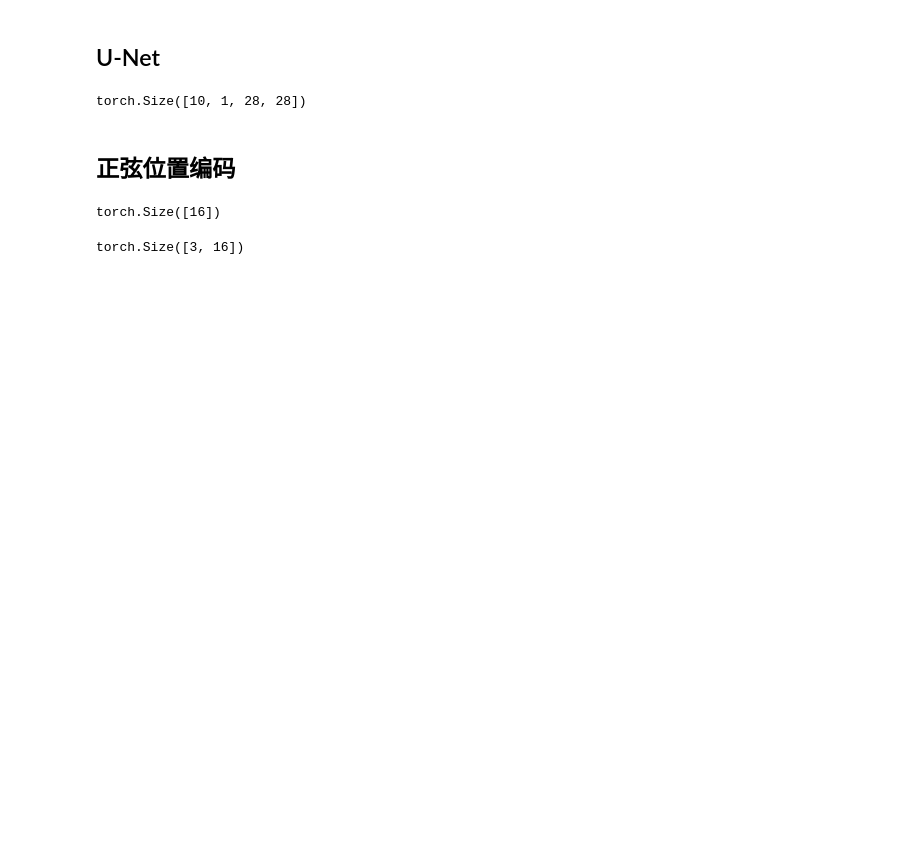
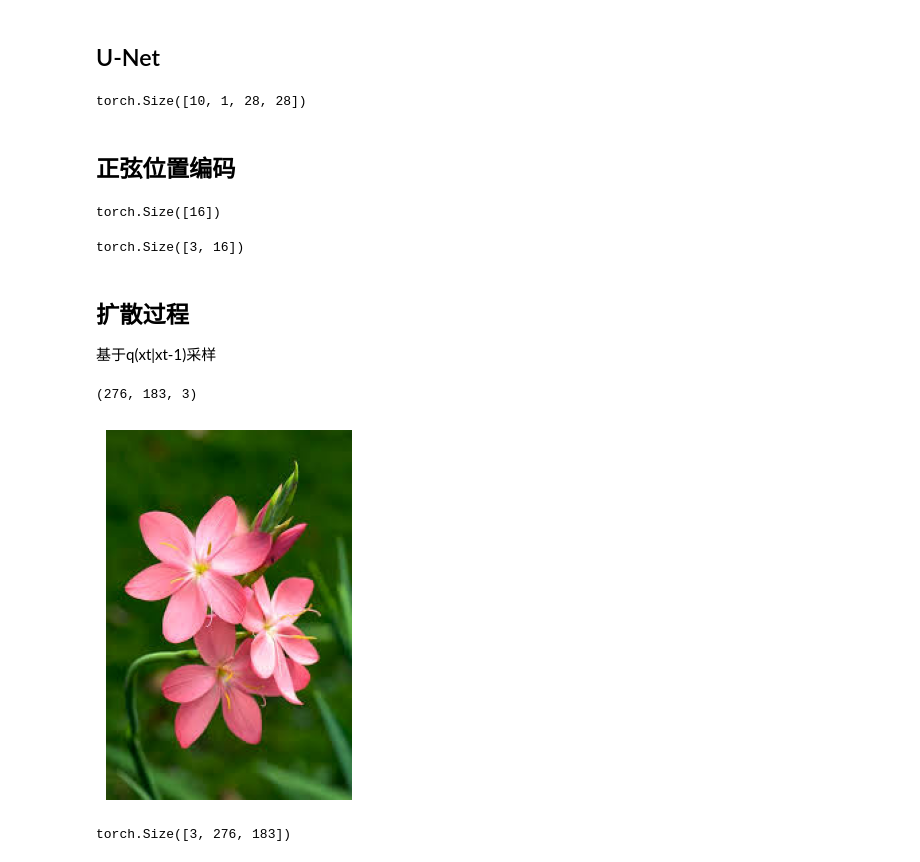
Before and after one commit to Hinna0818/DL-self-practice, a Jupyter notebook: generative_model/U-Net.ipynb, the cells around one changed output. Drawn from its saved outputs; the diff is of its cells as text; code cells hidden in the pictures; blank space fills up the shorter version.

```diff
--- a/generative_model/U-Net.ipynb
+++ b/generative_model/U-Net.ipynb
@@ -148,3 +154,6 @@ class UNet(nn.Module):
         x=self.out(x)
 
         return x
+# %% [markdown]
+## 扩散过程
+基于q(xt|xt-1)采样
@@ -150,0 +169,20 @@ class UNet(nn.Module):
+# %%
+## diffusion process of image
+# load img
+file_path = "./flower.png"
+image = Image.open(file_path).convert("RGB")
+image_array = np.array(image)
+print(image_array.shape)
+
+plt.imshow(image_array)
+plt.axis('off')
+plt.show()
+
+## transform
+transform = transforms.ToTensor()
+x = transform(image)
+print(x.shape)
+# %% [output]
+(276, 183, 3)
+[figure, added]
+torch.Size([3, 276, 183])
```
Also changed, not shown: parts of 4 cells of this notebook, 1 other file.
